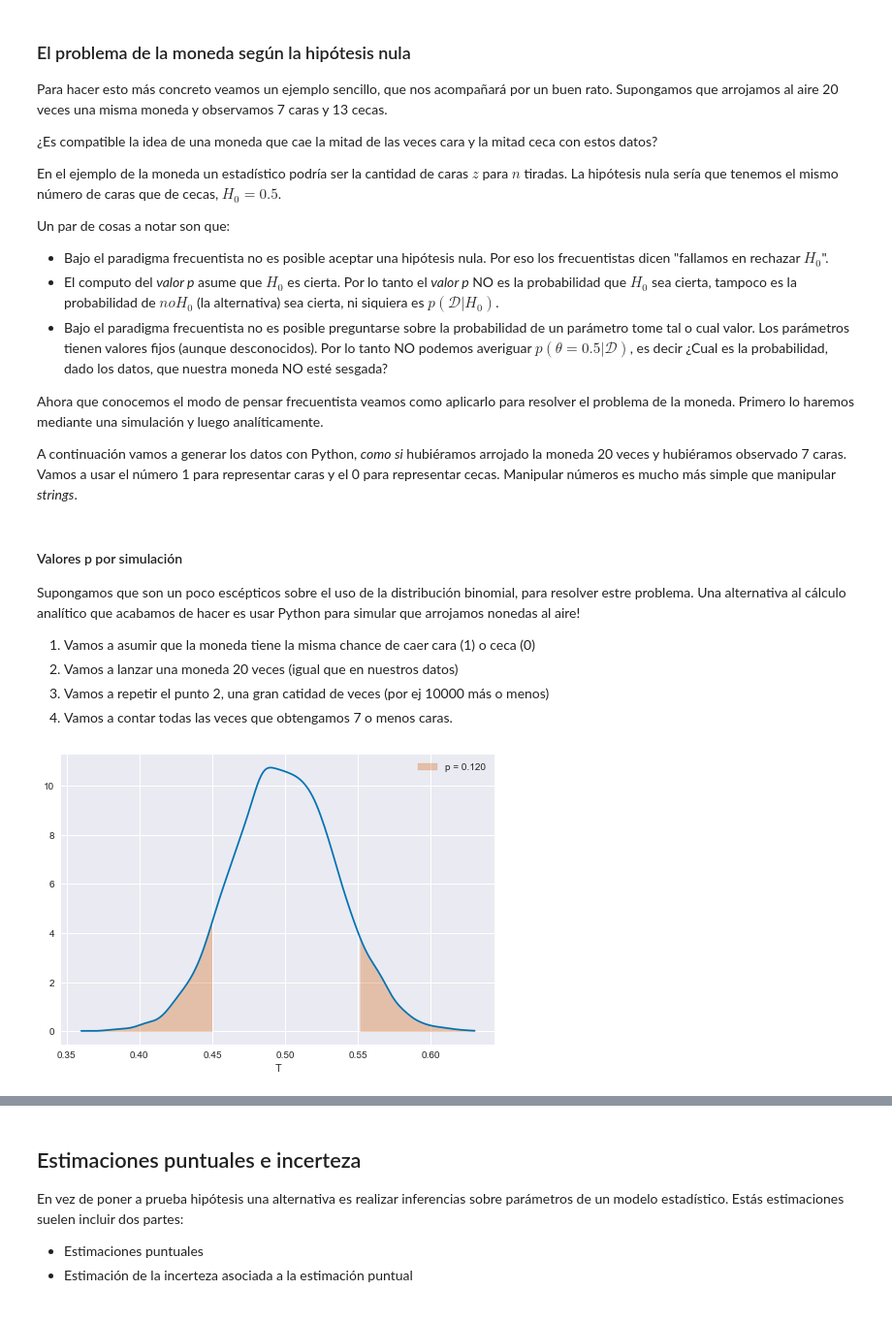
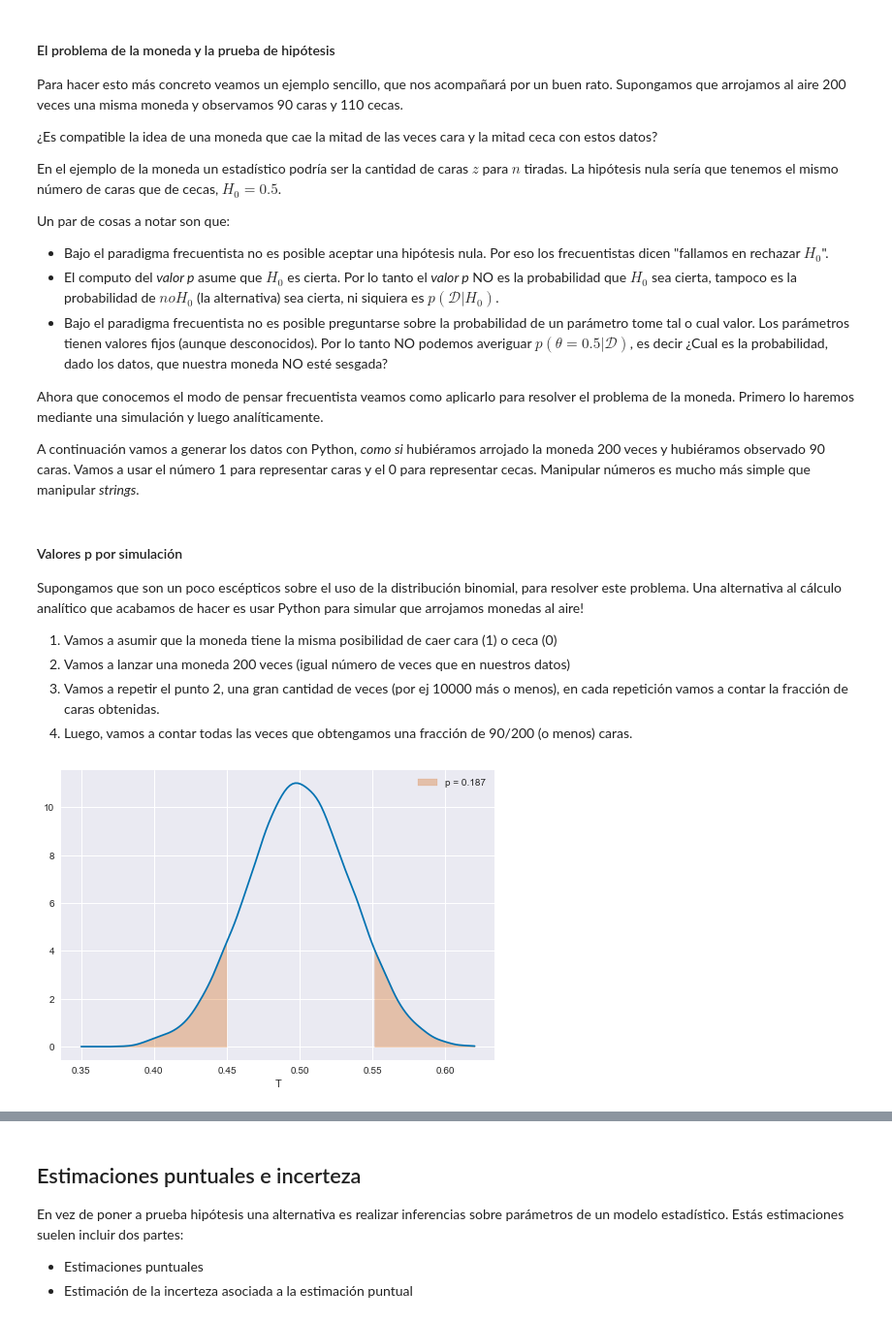
Before and after one commit to aloctavodia/intro_ciencia_de_datos, a Jupyter notebook: 03_intro_estadística_frecuentista.ipynb, the cells around one changed output, grey strips where cells are left out. Shown: that part at 97% size. Saved outputs shown, nothing was run; the diff lists cells and outputs as text; code cells hidden in the pictures.

```diff
--- a/03_intro_estadística_frecuentista.ipynb
+++ b/03_intro_estadística_frecuentista.ipynb
@@ -65,7 +65,7 @@ De forma parecida en una prueba de hipótesis, para evaluar si el efecto que obs
 # %% [markdown]
-### El problema de la moneda según la hipótesis nula
+#### El problema de la moneda y la prueba de hipótesis
 
-Para hacer esto  más concreto veamos un ejemplo sencillo, que nos acompañará por un buen rato. Supongamos que arrojamos al aire 20 veces una misma moneda y observamos 7 caras y 13 cecas.
+Para hacer esto  más concreto veamos un ejemplo sencillo, que nos acompañará por un buen rato. Supongamos que arrojamos al aire 200 veces una misma moneda y observamos 90 caras y 110 cecas.
 
 ¿Es compatible la idea de una moneda que cae la mitad de las veces cara y la mitad ceca con estos datos?
 
@@ -73,14 +73,14 @@ En el ejemplo de la moneda un estadístico podría ser la cantidad de caras $z$
 
 Un par de cosas a notar son que:
 
-* Bajo el paradigma frecuentista no es posible aceptar una hipótesis nula. Por eso los frecuentistas dicen "fallamos en rechazar $H_0$".
-* El computo del *valor p* asume que $H_{0}$ es cierta. Por lo tanto el *valor p* NO es la probabilidad que $H_{0}$ sea cierta, tampoco es la probabilidad de $no H_0$ (la alternativa) sea cierta, ni siquiera es $p(\mathcal{D} | H_0)$.
+* Bajo el paradigma frecuentista no es posible aceptar una hipótesis nula. Por eso los frecuentistas dicen "fallamos en rechazar $H_{0}$".
+* El computo del *valor p* asume que $H_{0}$ es cierta. Por lo tanto el *valor p* NO es la probabilidad que $H_{0}$ sea cierta, tampoco es la probabilidad de $no H_{0}$ (la alternativa) sea cierta, ni siquiera es $p(\mathcal{D} | H_{0})$.
 * Bajo el paradigma frecuentista no es posible preguntarse sobre la probabilidad de un parámetro tome tal o cual valor. Los parámetros tienen valores fijos (aunque desconocidos). Por lo tanto NO podemos averiguar $p(\theta = 0.5 | \mathcal{D})$, es decir ¿Cual es la probabilidad, dado los  datos, que nuestra moneda NO esté sesgada?
 
 Ahora que conocemos el modo de pensar frecuentista veamos como aplicarlo para resolver el problema de la moneda. Primero lo haremos mediante una simulación y luego analíticamente.
 
 
-A continuación vamos a generar los datos con Python, _como si_ hubiéramos arrojado la moneda 20 veces y hubiéramos observado 7 caras. Vamos a usar el número 1 para representar caras y el 0 para representar cecas. Manipular números es mucho más simple que manipular _strings_.
+A continuación vamos a generar los datos con Python, _como si_ hubiéramos arrojado la moneda 200 veces y hubiéramos observado 90 caras. Vamos a usar el número 1 para representar caras y el 0 para representar cecas. Manipular números es mucho más simple que manipular _strings_.
 # %%
 monedas_obs = [1] * 90 + [0] * 110
 #monedas_obs = [1] * 32 + [0] * 44
@@ -91,37 +91,37 @@ caras_obs = sum(monedas_obs)
 # %% [markdown]
 #### Valores p por simulación
 
-Supongamos que son un poco escépticos sobre el uso de la distribución binomial, para resolver estre problema. Una alternativa al cálculo analítico que acabamos de hacer es usar Python para simular que arrojamos nonedas al aire!
+Supongamos que son un poco escépticos sobre el uso de la distribución binomial, para resolver este problema. Una alternativa al cálculo analítico que acabamos de hacer es usar Python para simular que arrojamos monedas al aire!
 
-1. Vamos a asumir que la moneda tiene la misma chance de caer cara (1) o ceca (0)
-2. Vamos a lanzar una moneda 20 veces (igual que en nuestros datos)
-3. Vamos a repetir el punto 2, una gran catidad de veces (por ej 10000 más o menos)
-4. Vamos a contar todas las veces que obtengamos 7 o menos caras.
+1. Vamos a asumir que la moneda tiene la misma posibilidad de caer cara (1) o ceca (0)
+2. Vamos a lanzar una moneda 200 veces (igual número de veces que en nuestros datos)
+3. Vamos a repetir el punto 2, una gran cantidad de veces (por ej 10000 más o menos), en cada repetición vamos a contar la fracción de  caras obtenidas.
+4. Luego, vamos a contar todas las veces que obtengamos una fracción de  90/200 (o menos) caras.
 # %%
 dist_muestreo = []
 for i in range(10000):
     monedas_sim = np.random.choice([0, 1], size=n)
     caras_sim = np.sum(monedas_sim)
     T = caras_sim / n
     dist_muestreo.append(T)
 y = np.array(dist_muestreo)
 
 T_obs = caras_obs / n
-valor_p = (np.sum(y[y < T_obs]) / np.sum(y)) * 2
+valor_p = np.sum(y[y <= T_obs]) / np.sum(y) + np.sum(y[y >= 1-T_obs]) / np.sum(y)
 
 kde = stats.gaussian_kde(y)
-x = np.linspace(min(y), max(y), 200)
+x = np.linspace(min(y), max(y), 150)
 density = kde.pdf(x)
 
 plt.plot(x, density)
 
-plt.fill_between(x[x < T_obs], density[x < T_obs],
+plt.fill_between(x[x <= T_obs], density[x <= T_obs],
                  alpha=0.3, color='C2',
                  label='p = {:.3f}'.format(valor_p))
-plt.fill_between(x[x > 1-T_obs], density[x > 1-T_obs],
+plt.fill_between(x[x >= 1-T_obs], density[x >= 1-T_obs],
                  alpha=0.3, color='C2')
 
 plt.legend()
 plt.xlabel('T');
 # %% [output]
-[figure, old version]
+[figure, new version]
```
Also changed, not shown: parts of 20 cells of this notebook.
